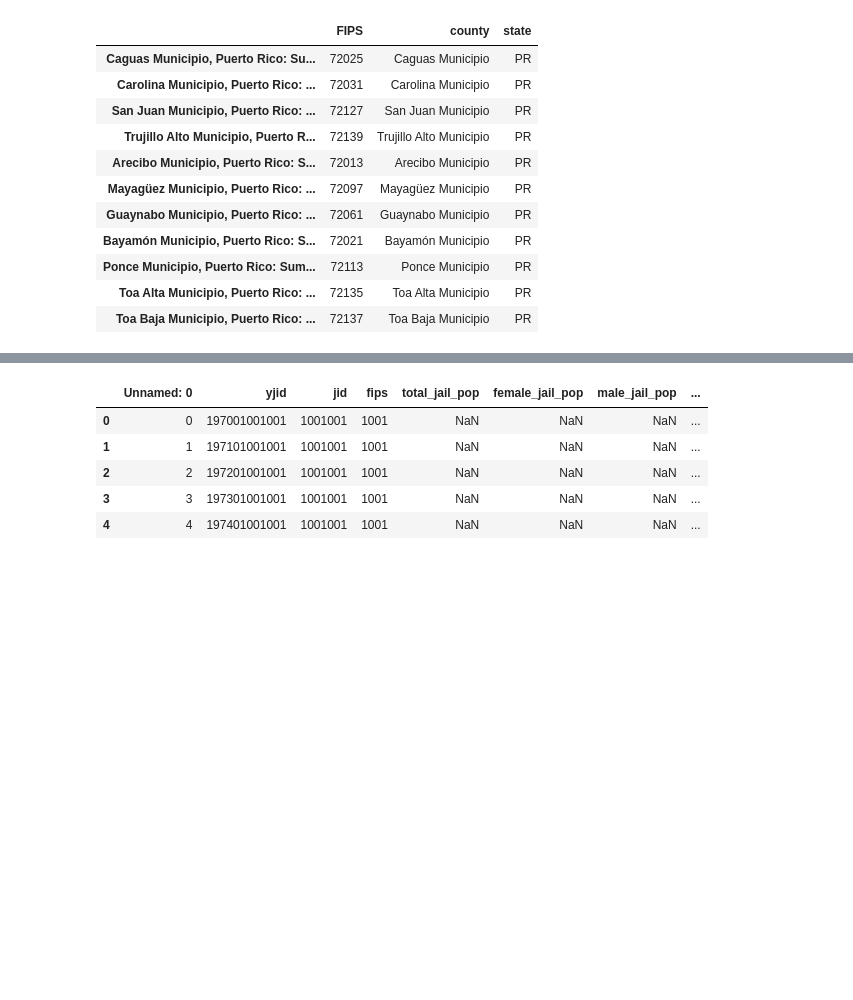
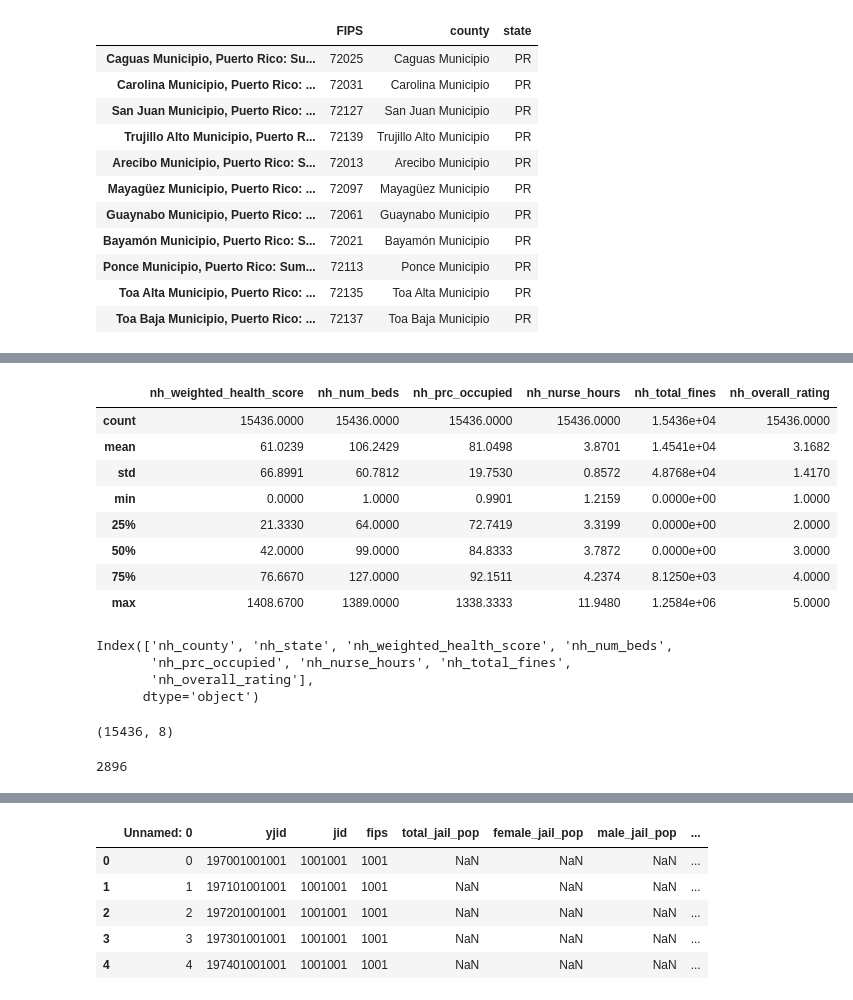
Before and after one commit to aejurgensen/Covid-19, a Jupyter notebook: data_creation/demographic_data.ipynb, the cells around one changed output, grey strips where cells are left out. Cells and saved outputs as stored; diff of their text form; code cells hidden in the pictures; blank space fills up the shorter version.

Commit message:
added nursing home data from CMS

```diff
--- a/data_creation/demographic_data.ipynb
+++ b/data_creation/demographic_data.ipynb
@@ -531,0 +765,9 @@ df1[["FIPS", "county", "state"]]
+# %%
+#eighted_health_score, no_beds, prc_occupied, nurse_hours, total_fines, overall_rating
+cms2 = cms2[["prov_county", "prov_state", "weight_health_score", "no_beds", "prc_occupied", "nurse_hours", "total_fines", "overall_rating"]]
+# %%
+names = ["county", "state", "weighted_health_score", "num_beds", "prc_occupied", "nurse_hours", "total_fines", "overall_rating"]
+for i in range(len(names)):
+    names[i] = "nh_" + names[i]
+
+cms2.columns = names
@@ -531,0 +781,4 @@ df1[["FIPS", "county", "state"]]
+# %%
+for field in cms2.columns:
+    nas = cms2[pd.isna(cms2[field])]
+    print(field, ": ", nas.shape[0])
@@ -531,0 +794,4 @@ df1[["FIPS", "county", "state"]]
+# %%
+# use average value for the NAs
+for field in ["nh_weighted_health_score", "nh_prc_occupied", "nh_nurse_hours", "nh_overall_rating"]:
+    cms2[field].fillna(cms2[field].mean(), inplace=True)
@@ -531,0 +811,19 @@ df1[["FIPS", "county", "state"]]
+# %%
+cms2.describe()
+# %% [output]
+|  | nh_weighted_health_score | nh_num_beds | nh_prc_occupied | nh_nurse_hours | nh_total_fines | nh_overall_rating |
+| count | 15436.0000 | 15436.0000 | 15436.0000 | 15436.0000 | 1.5436e+04 | 15436.0000 |
+| mean | 61.0239 | 106.2429 | 81.0498 | 3.8701 | 1.4541e+04 | 3.1682 |
+| std | 66.8991 | 60.7812 | 19.7530 | 0.8572 | 4.8768e+04 | 1.4170 |
+| min | 0.0000 | 1.0000 | 0.9901 | 1.2159 | 0.0000e+00 | 1.0000 |
+| 25% | 21.3330 | 64.0000 | 72.7419 | 3.3199 | 0.0000e+00 | 2.0000 |
+| 50% | 42.0000 | 99.0000 | 84.8333 | 3.7872 | 0.0000e+00 | 3.0000 |
+| 75% | 76.6670 | 127.0000 | 92.1511 | 4.2374 | 8.1250e+03 | 4.0000 |
+| max | 1408.6700 | 1389.0000 | 1338.3333 | 11.9480 | 1.2584e+06 | 5.0000 |
+# %%
+cms2.columns
+# %% [output]
+Index(['nh_county', 'nh_state', 'nh_weighted_health_score', 'nh_num_beds',
+       'nh_prc_occupied', 'nh_nurse_hours', 'nh_total_fines',
+       'nh_overall_rating'],
+      dtype='object')
@@ -531,0 +848,8 @@ df1[["FIPS", "county", "state"]]
+# %%
+cms2.shape
+# %% [output]
+(15436, 8)
+# %%
+len(nursing.keys()) # 15,436 establishments in 2.896 different counties
+# %% [output]
+2896
```
Also changed, not shown: parts of 68 cells of this notebook, 4 other files.
